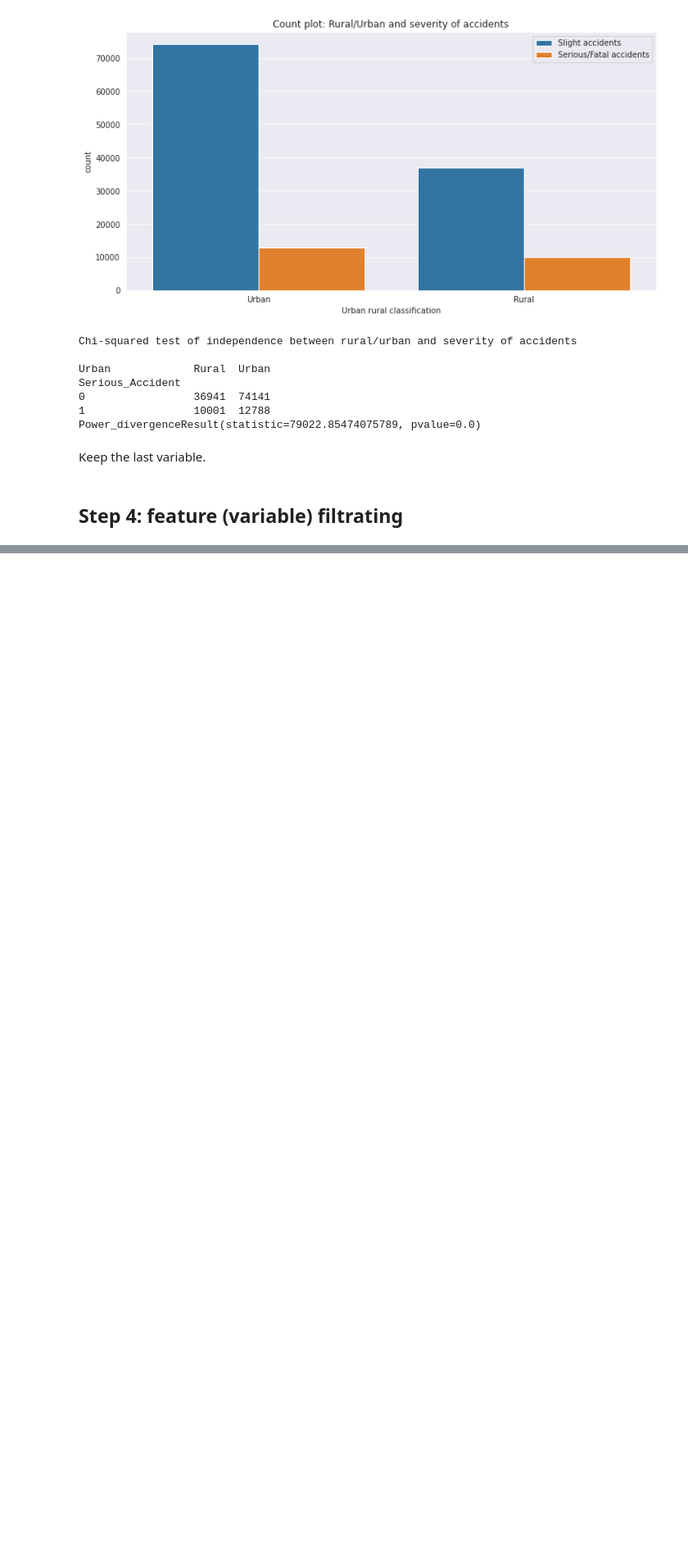
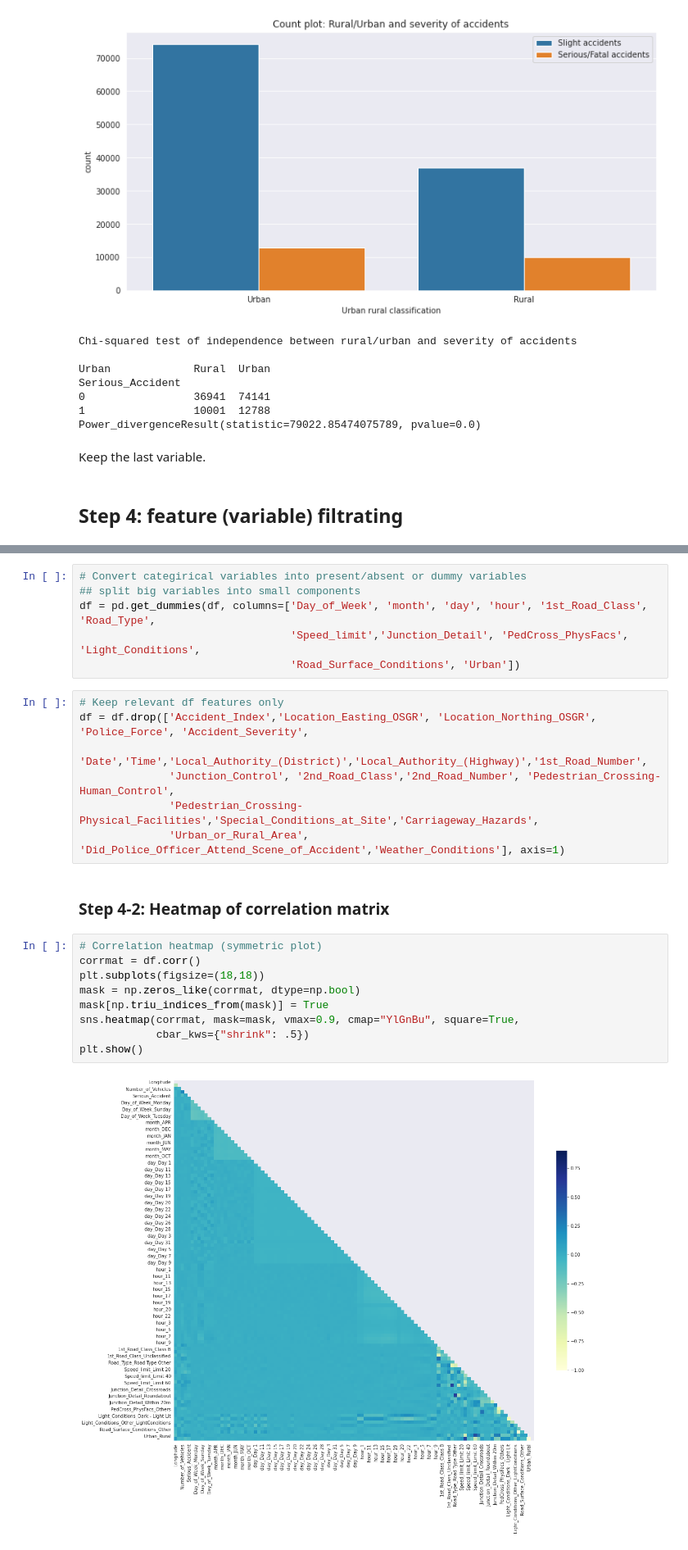
Before and after one commit to brian-pan/road-safety-machine-learning-report, a Jupyter notebook: machine_learning_python_project_one.ipynb, the cells around one changed output, grey strips where cells are left out. Shown at 82% size. Saved outputs shown, nothing was run; the diff lists cells and outputs as text; blank space fills up the shorter version.

```diff
--- a/machine_learning_python_project_one.ipynb
+++ b/machine_learning_python_project_one.ipynb
@@ -757,0 +761,26 @@ Keep the last variable.
+# %%
+# Convert categirical variables into present/absent or dummy variables
+## split big variables into small components
+df = pd.get_dummies(df, columns=['Day_of_Week', 'month', 'day', 'hour', '1st_Road_Class', 'Road_Type',
+                                 'Speed_limit','Junction_Detail', 'PedCross_PhysFacs', 'Light_Conditions',
+                                 'Road_Surface_Conditions', 'Urban'])
+# %%
+# Keep relevant df features only
+df = df.drop(['Accident_Index','Location_Easting_OSGR', 'Location_Northing_OSGR', 'Police_Force', 'Accident_Severity',
+              'Date','Time','Local_Authority_(District)','Local_Authority_(Highway)','1st_Road_Number',
+              'Junction_Control', '2nd_Road_Class','2nd_Road_Number', 'Pedestrian_Crossing-Human_Control',
+              'Pedestrian_Crossing-Physical_Facilities','Special_Conditions_at_Site','Carriageway_Hazards',
+              'Urban_or_Rural_Area', 'Did_Police_Officer_Attend_Scene_of_Accident','Weather_Conditions'], axis=1)
+# %% [markdown]
+### Step 4-2: Heatmap of correlation matrix
+# %%
+# Correlation heatmap (symmetric plot)
+corrmat = df.corr()
+plt.subplots(figsize=(18,18))
+mask = np.zeros_like(corrmat, dtype=np.bool)
+mask[np.triu_indices_from(mask)] = True
+sns.heatmap(corrmat, mask=mask, vmax=0.9, cmap="YlGnBu", square=True,
+            cbar_kws={"shrink": .5})
+plt.show()
+# %% [output]
+[figure, added]
```
Also changed, not shown: parts of 25 cells of this notebook.
